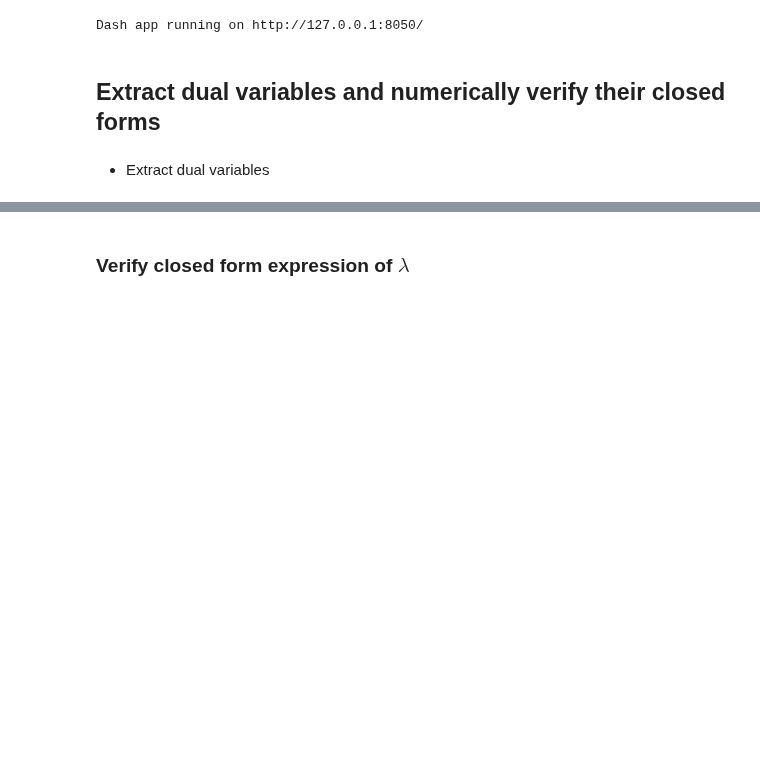
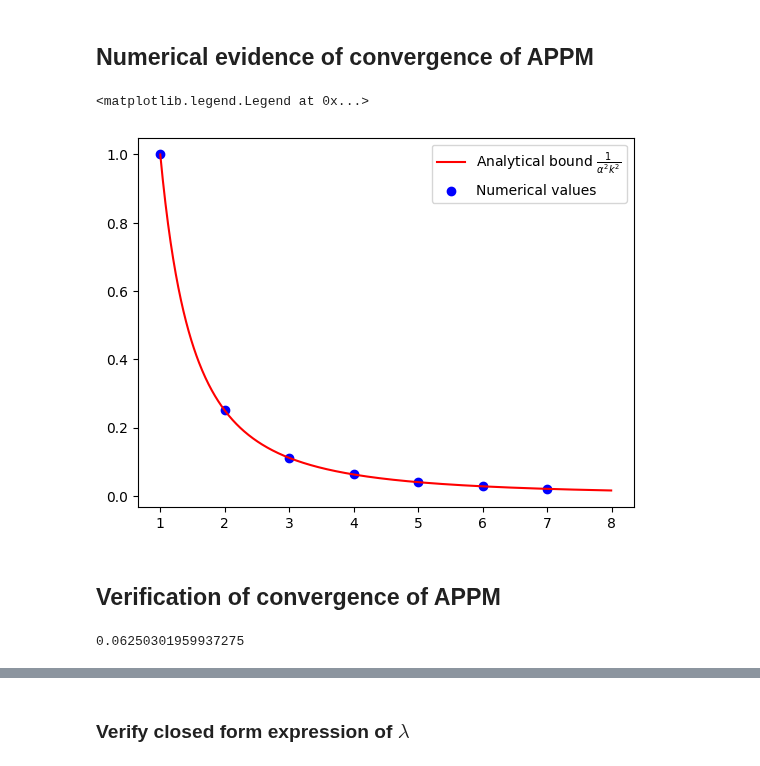
Before and after one commit to pepflow-lib/PEPFlow, a Jupyter notebook: examples/appm/appm_example.ipynb, the cells around one changed output, grey strips where cells are left out. Saved outputs shown, nothing was run; the diff lists cells and outputs as text; code cells hidden in the pictures; blank space fills up the shorter version.

Commit message:
Updated appm_example and fixed interpolation condition of MonotoneOperator

```diff
--- a/examples/appm/appm_example.ipynb
+++ b/examples/appm/appm_example.ipynb
@@ -30,3 +22,2 @@ appm.clear()
 # %%
 A = pf.declare_oper(pf.MonotoneOperator, "A")
-N = 4
@@ -49,8 +42,0 @@ for i in range(N):
-# %%
-x_star = A.set_zero_point("x_star")
-pep_builder.add_initial_constraint(
-    ((x_0 - x_star) ** 2).le(1, name="initial_condition")
-)
-
-x_N = appm[f"x_{N}"]
-pep_builder.set_performance_metric(A(x_N) ** 2)
@@ -68,3 +42,0 @@ appm.basis_vectors()
-# %%
-result = pep_builder.solve()
-print(result.opt_value)
@@ -86,8 +42,0 @@ Did we guess the right closed form of convergence rate? True
-# %%
-pf.launch_primal_interactive(pep_builder, appm)
-# %% [output]
-Dash app running on http://127.0.0.1:8050/
-# %% [markdown]
-## Extract dual variables and numerically verify their closed forms
-# %% [markdown]
-- Extract dual variables
@@ -97,0 +43,56 @@ lamb_sol = result.get_scalar_constraint_dual_value_in_numpy(A)
+# %% [markdown]
+## Numerical evidence of convergence of APPM
+# %%
+N = 8
+alpha = pf.Parameter("alpha")
+R = pf.Parameter("R")
+alpha_value = 1
+R_value = 1
+
+ctx_plt = make_ctx_appm(ctx_name="ctx_plt", N=N, stepsize=alpha)
+pb_plt = pf.PEPBuilder(ctx_plt)
+pb_plt.add_initial_constraint(
+    ((ctx_plt["x_0"] - ctx_plt["x_star"]) ** 2).le(R, name="initial_condition")
+)
+
+opt_values = []
+for k in range(1, N):
+    x_k = ctx_plt[f"x_{k}"]
+    pb_plt.set_performance_metric(A(x_k) ** 2)
+    result = pb_plt.solve(resolve_parameters={"alpha": alpha_value, "R": R_value})
+    opt_values.append(result.opt_value)
+
+iters = np.arange(1, N)
+cont_iters = np.arange(1, N, 0.01)
+plt.plot(
+    cont_iters,
+    1 / (alpha_value**2 * cont_iters**2),
+    "r-",
+    label="Analytical bound $\\frac{1}{\\alpha^2 k^2}$",
+)
+plt.scatter(iters, opt_values, color="blue", marker="o", label="Numerical values")
+plt.legend()
+# %% [output]
+<matplotlib.legend.Legend at 0x...>
+[figure, added]
+# %% [markdown]
+## Verification of convergence of APPM
+# %%
+N = sp.S(4)
+alpha_value = sp.S(1)
+R_value = sp.S(1)
+
+ctx_prf = make_ctx_appm(ctx_name="ctx_prf", N=N, stepsize=alpha)
+pb_prf = pf.PEPBuilder(ctx_prf)
+pb_prf.add_initial_constraint(
+    ((ctx_prf["x_0"] - ctx_prf["x_star"]) ** 2).le(R, name="initial_condition")
+)
+pb_prf.set_performance_metric(A(ctx_prf[f"x_{N}"]) ** 2)
+
+result = pb_prf.solve(resolve_parameters={"alpha": alpha_value, "R": R_value})
+print(result.opt_value)
+
+# Dual variables associated with the interpolations conditions of f with no relaxation
+lamb_dense = result.get_scalar_constraint_dual_value_in_numpy(A)
+# %% [output]
+0.06250301959937275
```
Also changed, not shown: parts of 35 cells of this notebook, 2 other files.
